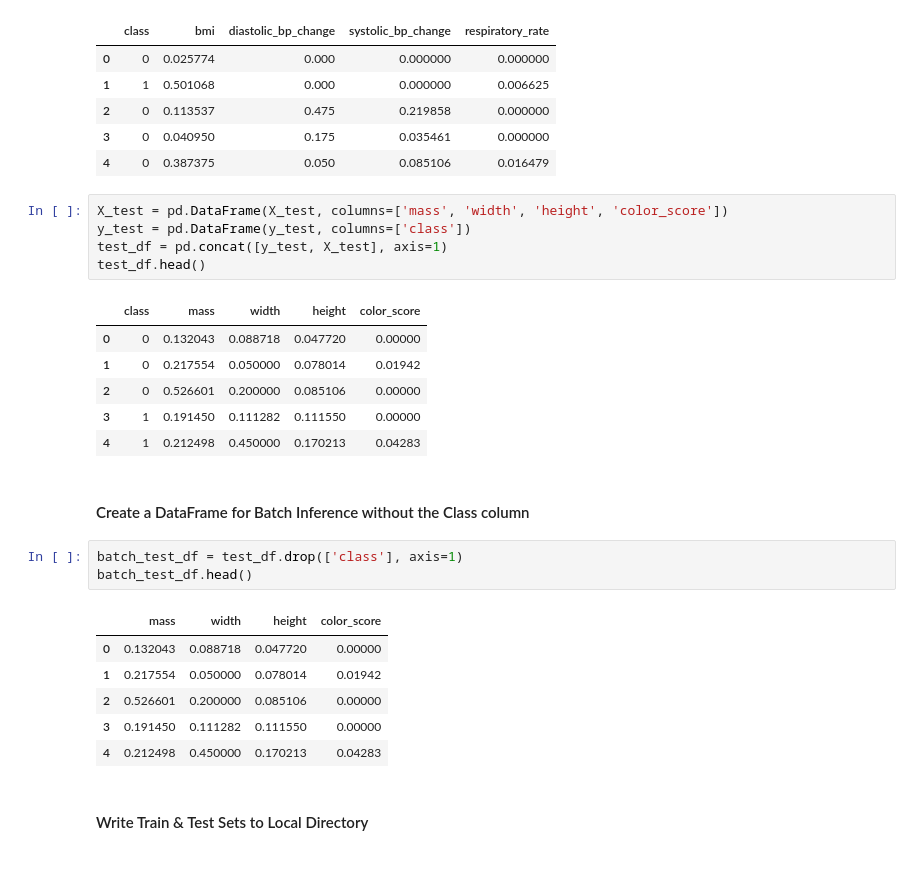
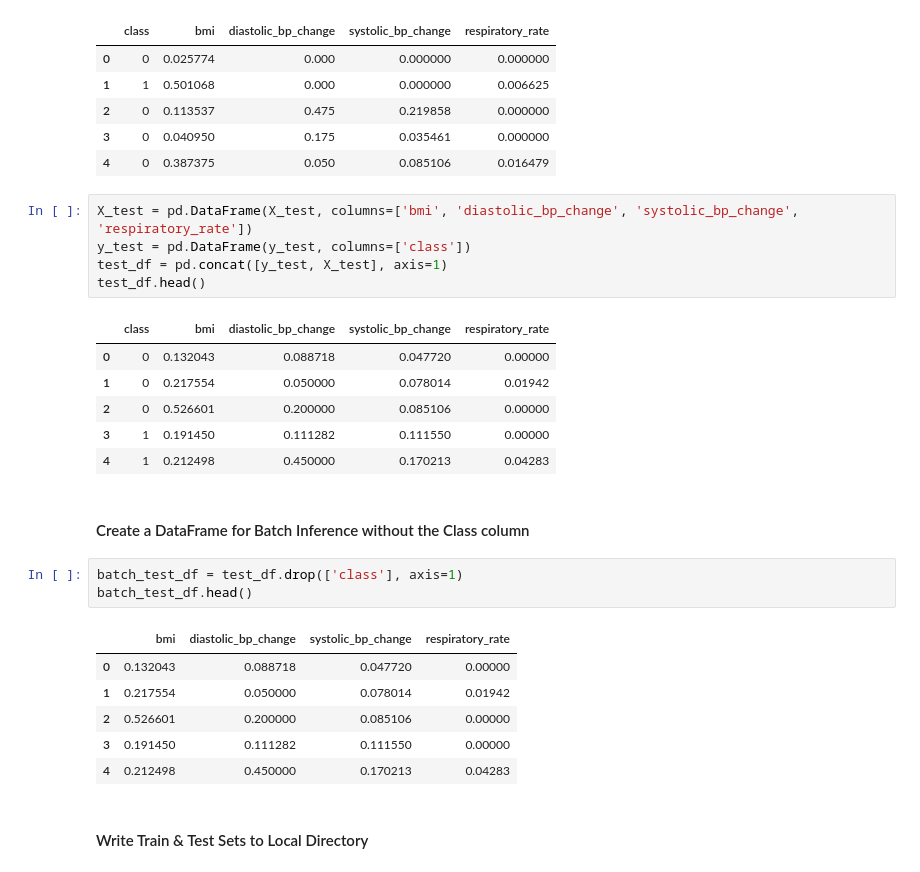
Before and after one commit to arunprsh/SageMaker-Studio-Examples, a Jupyter notebook: 0. Data Prep.ipynb, the cells around one changed output. Drawn from its saved outputs; the diff is of its cells as text.

```diff
--- a/1. Data Prep.ipynb
+++ b/0. Data Prep.ipynb
@@ -118,12 +118,12 @@ train_df.head()
 | 3 | 0 | 0.040950 | 0.175 | 0.035461 | 0.000000 |
 | 4 | 0 | 0.387375 | 0.050 | 0.085106 | 0.016479 |
 # %%
-X_test = pd.DataFrame(X_test, columns=['mass', 'width', 'height', 'color_score'])
+X_test = pd.DataFrame(X_test, columns=['bmi', 'diastolic_bp_change', 'systolic_bp_change', 'respiratory_rate'])
 y_test = pd.DataFrame(y_test, columns=['class'])
 test_df = pd.concat([y_test, X_test], axis=1)
 test_df.head()
 # %% [output]
-|  | class | mass | width | height | color_score |
+|  | class | bmi | diastolic_bp_change | systolic_bp_change | respiratory_rate |
 | 0 | 0 | 0.132043 | 0.088718 | 0.047720 | 0.00000 |
 | 1 | 0 | 0.217554 | 0.050000 | 0.078014 | 0.01942 |
 | 2 | 0 | 0.526601 | 0.200000 | 0.085106 | 0.00000 |
@@ -135,7 +135,7 @@ test_df.head()
 batch_test_df = test_df.drop(['class'], axis=1)
 batch_test_df.head()
 # %% [output]
-|  | mass | width | height | color_score |
+|  | bmi | diastolic_bp_change | systolic_bp_change | respiratory_rate |
 | 0 | 0.132043 | 0.088718 | 0.047720 | 0.00000 |
 | 1 | 0.217554 | 0.050000 | 0.078014 | 0.01942 |
 | 2 | 0.526601 | 0.200000 | 0.085106 | 0.00000 |
```
Also changed, not shown: parts of 2 cells of this notebook, 5 other files.
